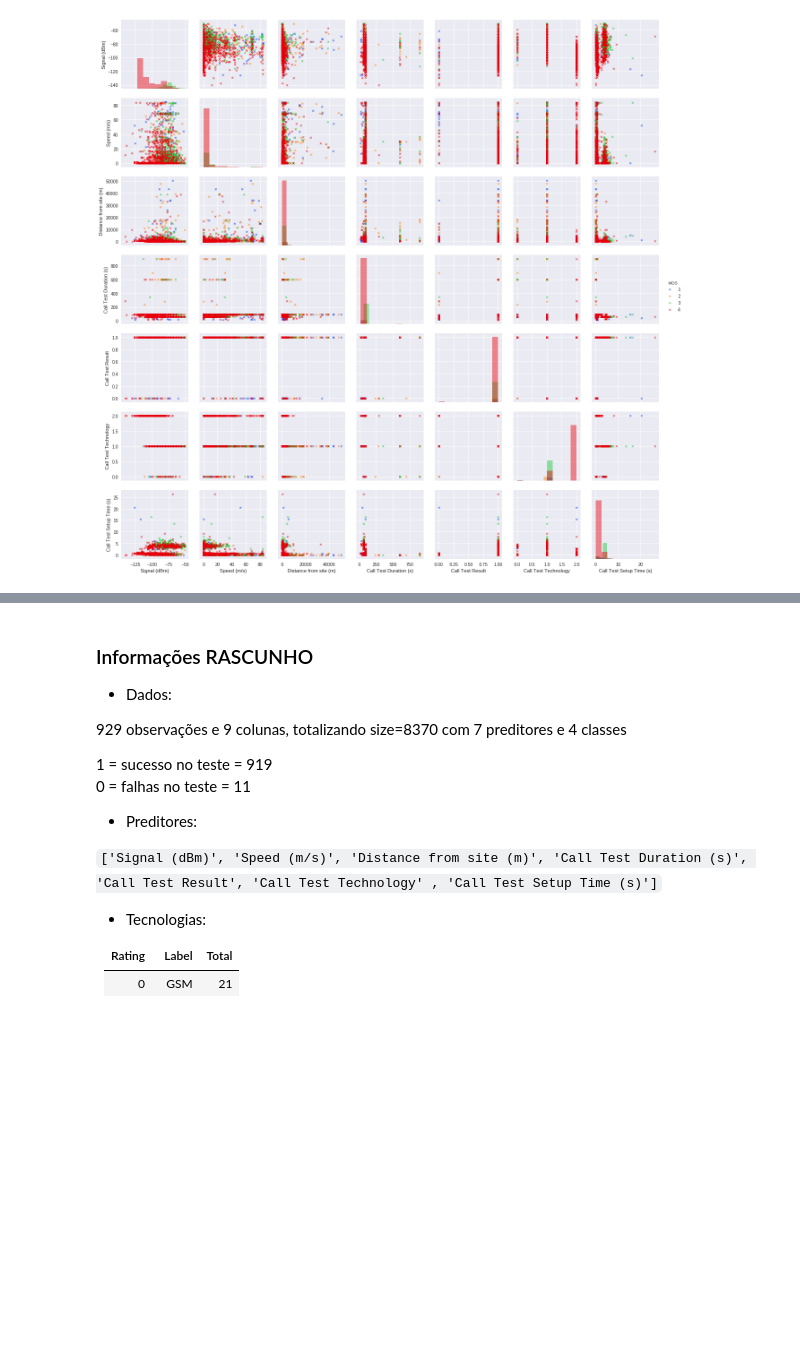
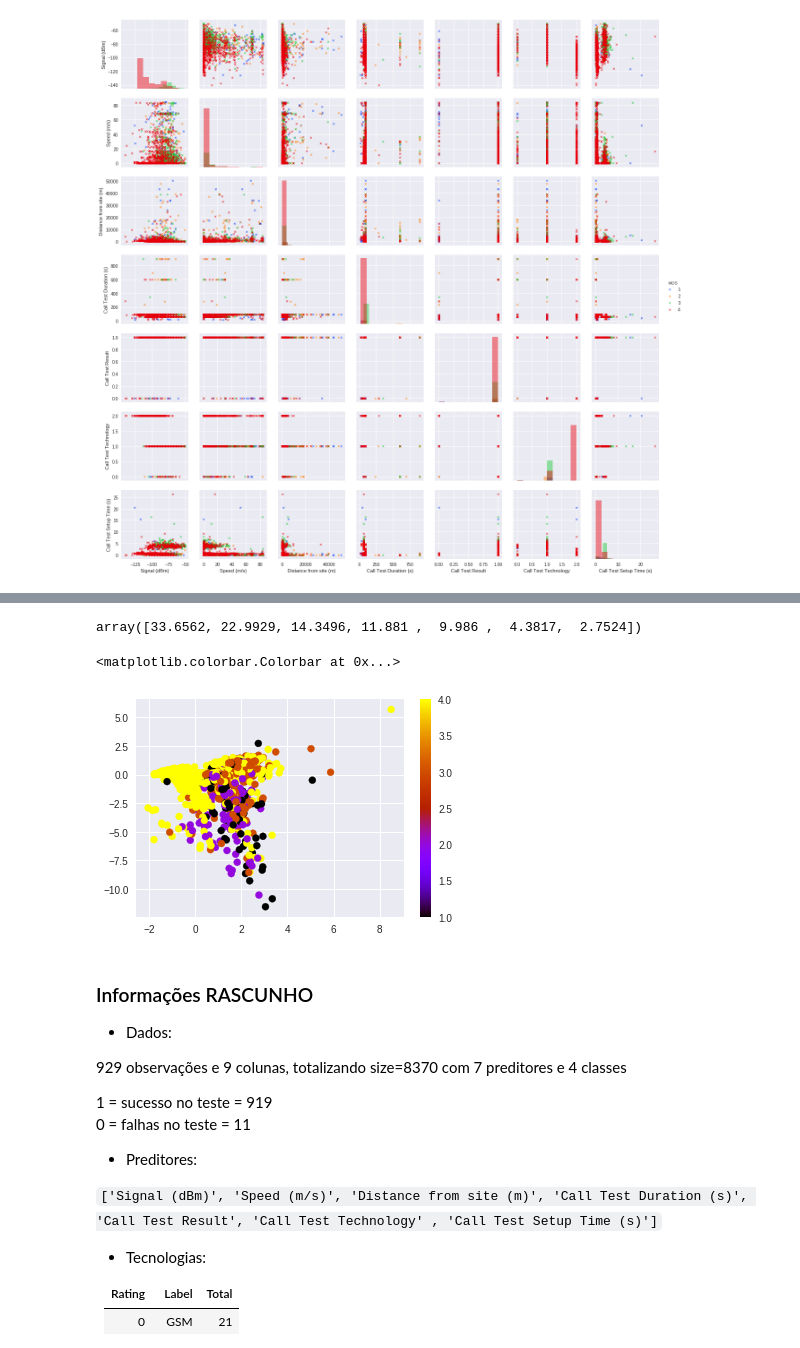
Before and after one commit to ezequiasjunior/ica2019.2, a Jupyter notebook: data_preprocessing.ipynb, the cells around one changed output, grey strips where cells are left out. Cells and saved outputs as stored; diff of their text form; code cells hidden in the pictures; blank space fills up the shorter version.

```diff
--- a/data_preprocessing.ipynb
+++ b/data_preprocessing.ipynb
@@ -168,0 +182,5 @@ ax.fig.savefig('hw01-figs/data_scatter.png', dpi=400)
+# %%
+# dado ja normalizado -> tira a COV
+np.set_printoptions(4)
+mt_cov = scaled_datahw01.cov().values
+mt_cov
@@ -168,0 +195,3 @@ ax.fig.savefig('hw01-figs/data_scatter.png', dpi=400)
+# %%
+val, vec = np.linalg.eig(mt_cov)
+val, vec
@@ -168,0 +207,5 @@ ax.fig.savefig('hw01-figs/data_scatter.png', dpi=400)
+# %%
+phi = np.stack([vec[:,0], vec[:,1]], axis=1)
+print(phi)
+pc = scaled_datahw01.dot(phi)
+pc.head()
@@ -168,0 +226,10 @@ ax.fig.savefig('hw01-figs/data_scatter.png', dpi=400)
+# %%
+np.sort((val/val.sum()))[::-1] *100
+# %% [output]
+array([33.6562, 22.9929, 14.3496, 11.881 ,  9.986 ,  4.3817,  2.7524])
+# %%
+plt.scatter(pc.iloc[:,0],pc.iloc[:,1], c=datahw01['MOS'], cmap='gnuplot')
+plt.colorbar()
+# %% [output]
+<matplotlib.colorbar.Colorbar at 0x...>
+[figure, added]
```
Also changed, not shown: parts of 9 cells of this notebook.
